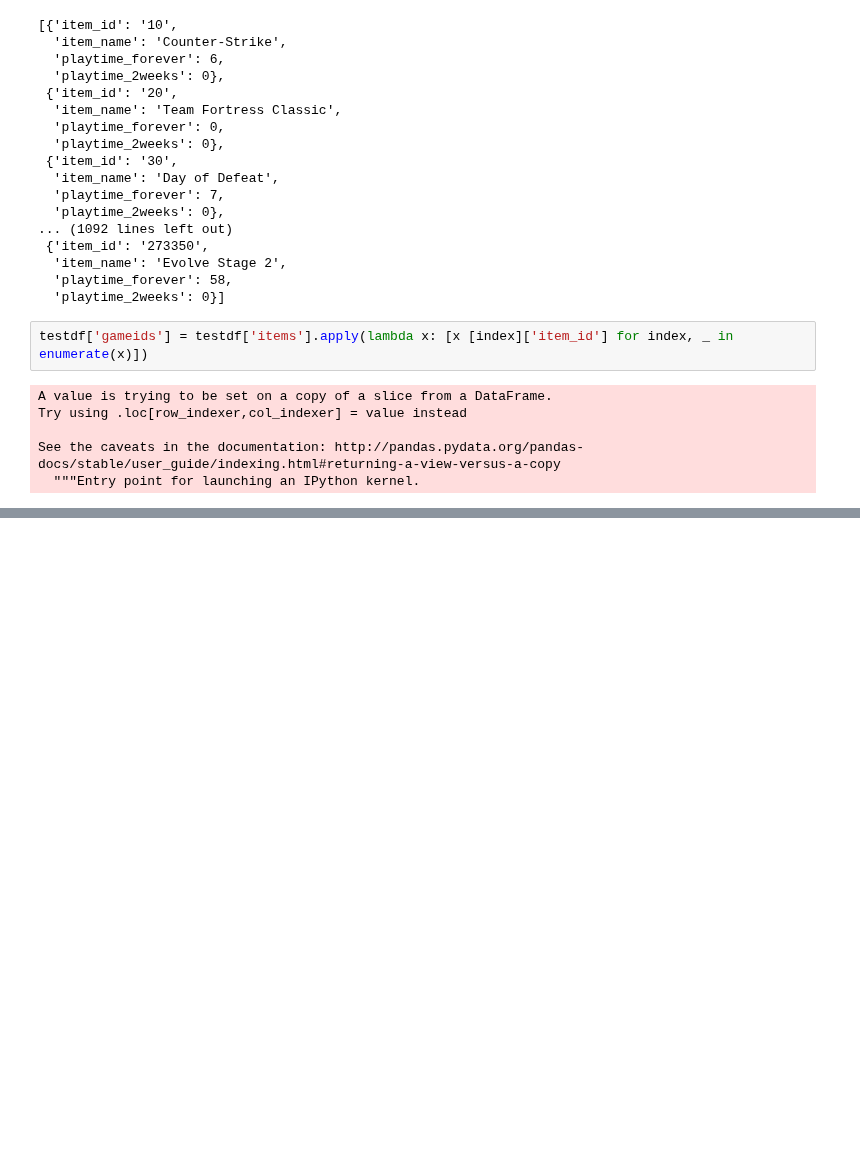
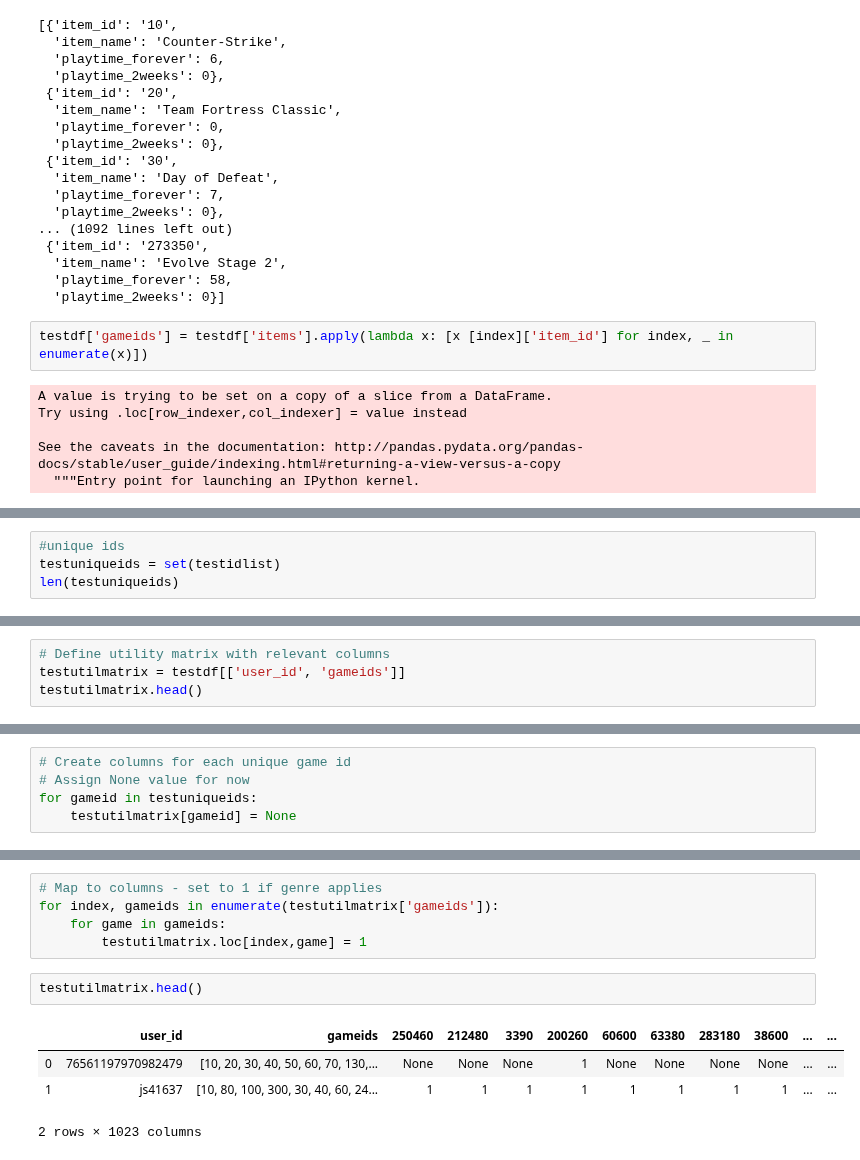
Before and after one commit to nadinezab/video-game-recs, a Jupyter notebook: 2-Data-Exploration.ipynb, the cells around one changed output, grey strips where cells are left out. Cells and saved outputs as stored; diff of their text form; blank space fills up the shorter version.

Commit message:
Add: utility matrix for testdf

```diff
--- a/2-Data-Exploration.ipynb
+++ b/2-Data-Exploration.ipynb
@@ -197,0 +242,4 @@ testdf.head()
+# %%
+#unique ids
+testuniqueids = set(testidlist)
+len(testuniqueids)
@@ -197,0 +248,4 @@ testdf.head()
+# %%
+# Define utility matrix with relevant columns
+testutilmatrix = testdf[['user_id', 'gameids']]
+testutilmatrix.head()
@@ -197,0 +256,5 @@ testdf.head()
+# %%
+# Create columns for each unique game id
+# Assign None value for now
+for gameid in testuniqueids:
+    testutilmatrix[gameid] = None
@@ -197,0 +277,12 @@ testdf.head()
+# %%
+# Map to columns - set to 1 if genre applies
+for index, gameids in enumerate(testutilmatrix['gameids']):
+    for game in gameids:
+        testutilmatrix.loc[index,game] = 1
+# %%
+testutilmatrix.head()
+# %% [output]
+|  | user_id | gameids | 250460 | 212480 | 3390 | 200260 | 60600 | 63380 | 283180 | 38600 | ... | ... |
+| 0 | 76561197970982479 | [10, 20, 30, 40, 50, 60, 70, 130,... | None | None | None | 1 | None | None | None | None | ... | ... |
+| 1 | js41637 | [10, 80, 100, 300, 30, 40, 60, 24... | 1 | 1 | 1 | 1 | 1 | 1 | 1 | 1 | ... | ... |
+2 rows × 1023 columns
```
Also changed, not shown: parts of 9 cells of this notebook.
